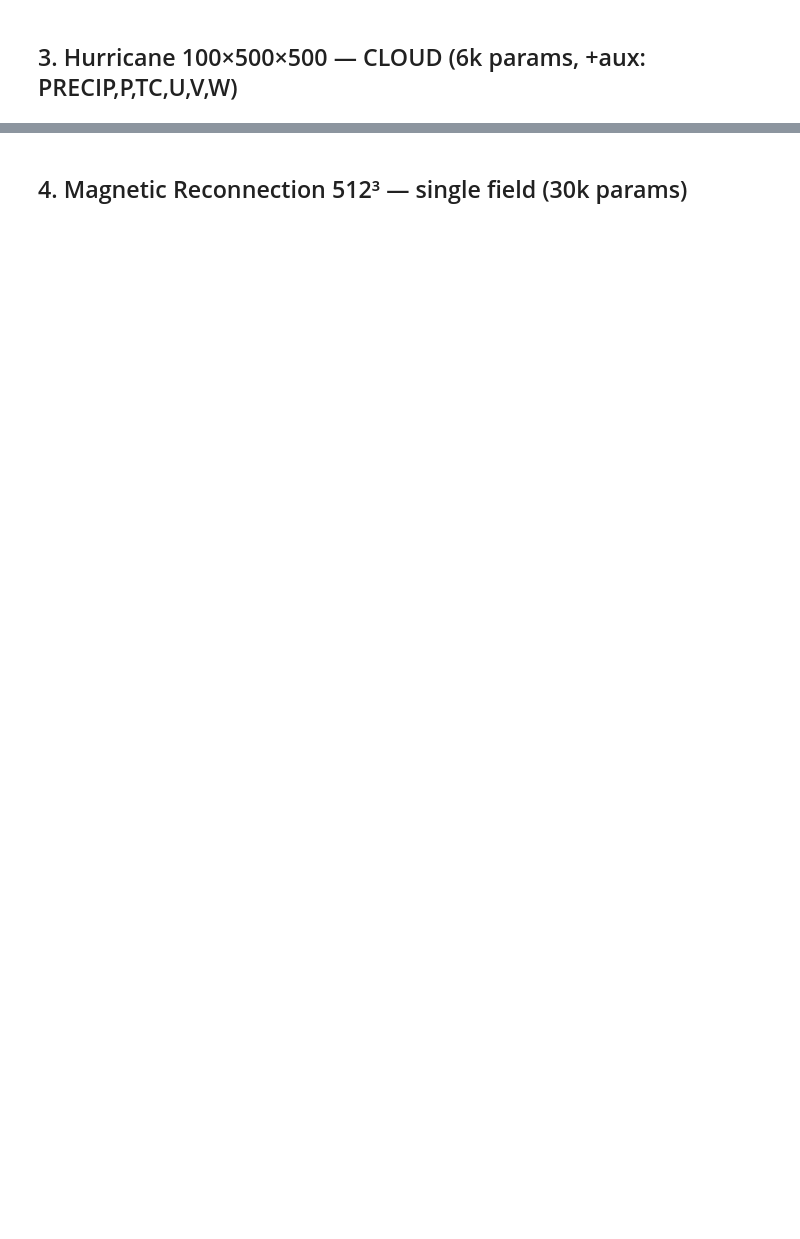
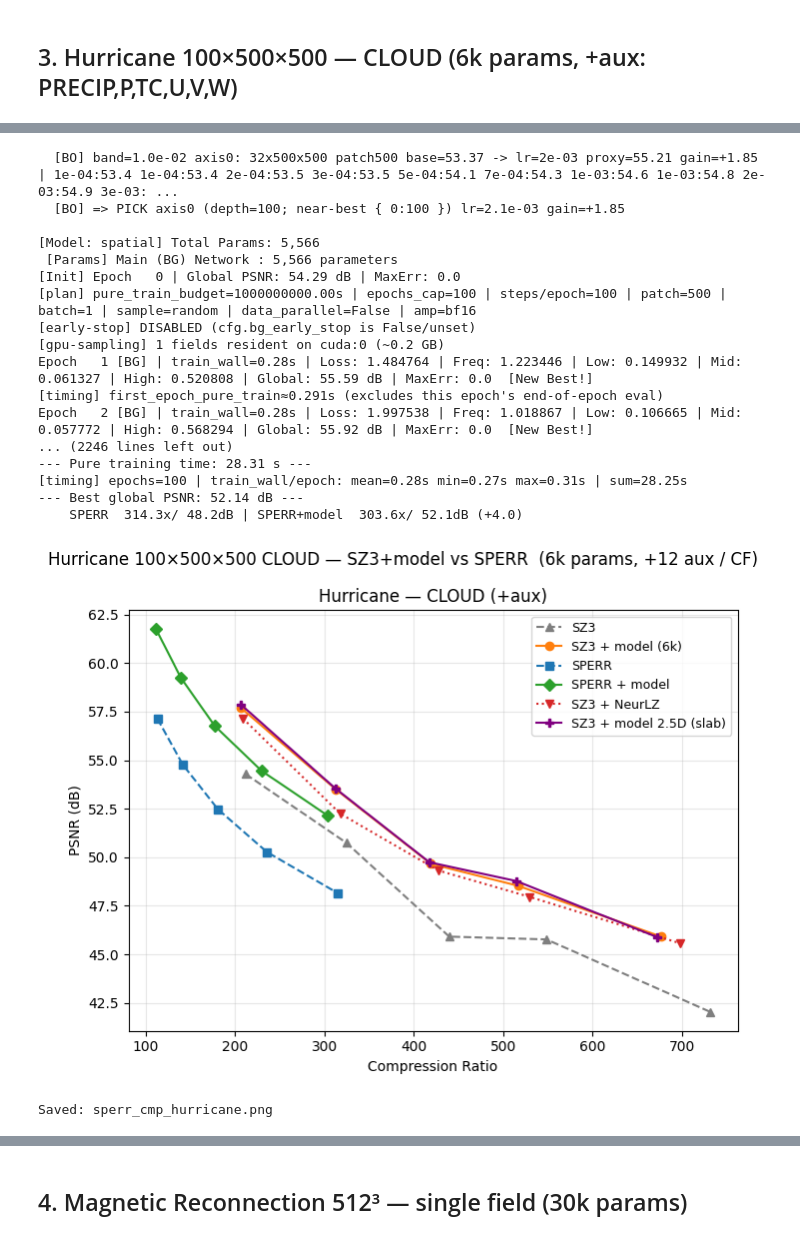
Before and after one commit to SamLai0509/Final_design_for_BO_adaptive_compression, a Jupyter notebook: SPERR/SPERR.ipynb, the cells around one changed output, grey strips where cells are left out. Saved outputs shown, nothing was run; the diff lists cells and outputs as text; code cells hidden in the pictures; blank space fills up the shorter version.

```diff
--- a/SPERR/SPERR.ipynb
+++ b/SPERR/SPERR.ipynb
@@ -35,6 +35,14 @@ from bg_shard import pick_bg_h_under_budget
 device    = torch.device("cuda:0" if torch.cuda.is_available() else "cpu")
 sz_engine = SZ(SZ3_LIB)
 BYTES_PER_PARAM = 2          # model weights stored as bf16
+SEED = 17   # shared seed: NeurLZ + BG pipeline use the same SEED
+import random as _random
+def set_seed(s=SEED):
+    torch.manual_seed(s); np.random.seed(s); _random.seed(s)
+    if torch.cuda.is_available(): torch.cuda.manual_seed_all(s)
+DETERMINISTIC = False   # True = bit-exact reproducible (cuDNN deterministic convs, ~3-4x slower); seed is fixed either way
+torch.backends.cudnn.benchmark = not DETERMINISTIC; torch.backends.cudnn.deterministic = DETERMINISTIC
+set_seed(SEED)
 
 def compute_psnr(x_true, x_hat, drange):
     mse = float(np.mean((np.asarray(x_true, np.float64) - np.asarray(x_hat, np.float64)) ** 2))
@@ -315,8 +498,8 @@ NYX_REL = {
     "temperature":         [1e-4, 3e-4, 5e-4, 7e-4, 9e-4],
     "dark_matter_density": [1e-4, 3e-4, 5e-4, 7e-4, 9e-4],
 }
-NYX_PARAMS, NYX_EPOCHS, NYX_SPERR_OFF = 30000, 10, 20.0
-NYX_SPERR_EXTRA_SPAN, NYX_SPERR_NEXTRA = 15.0, 0   # 5 rel + 2 extra = 7 SPERR points
+NYX_PARAMS, NYX_EPOCHS, NYX_SPERR_OFF = 30000, 20, 20.0
+NYX_SPERR_EXTRA_SPAN, NYX_SPERR_NEXTRA = 8.0, 0   # 5 rel + 2 extra = 7 SPERR points
 
 fig, axes = plt.subplots(1, 3, figsize=(18, 5))
 for i, tname in enumerate(NYX_TARGETS):
@@ -332,9 +515,9 @@ for i, tname in enumerate(NYX_TARGETS):
 
 fig.suptitle("NYX 512³ — SZ3+model vs SPERR  (30k params, + aux fields)", fontsize=14)
 plt.tight_layout()
-plt.savefig("sperr_cmp_nyx.png", dpi=150, bbox_inches="tight")
+plt.savefig("sperr_cmp_nyx.pdf", dpi=150, bbox_inches="tight")
 plt.show()
-print("Saved: sperr_cmp_nyx.png")
+print("Saved: sperr_cmp_nyx.pdf")
 # %% [markdown]
 ## A/B — fp32 training (`cfg.amp=False`) vs bf16 AMP
 
@@ -466,22 +615,25 @@ Epoch   5 [BG] | train_wall=22.00s | Loss: 1.879070 | Freq: 0.990391 | Low: 0.04
 HUR_DIR   = "/home/sam/Halo_Finder/halo_finder_v1/100x500x500/"
 HUR_SHAPE = (100, 500, 500)
 HUR_TARGET = "CLOUDf48"
-HUR_AUX    = ["PRECIPf48", "Pf48", "TCf48", "Uf48", "Vf48", "Wf48"]
-HUR_REL    = [1e-3, 2e-3, 3e-3, 4e-3, 6e-3]
-HUR_PARAMS, HUR_EPOCHS = 6000, 30
+HUR_AUX    = [ "Vf48",  "TCf48",
+               "Uf48", "PRECIPf48", "Wf48"]   # all 5 non-target fields (CF mode)
+HUR_REL    = [1e-2, 2e-2, 3e-2, 4e-2, 6e-2]
+HUR_PARAMS, HUR_EPOCHS = 6500, 100
 
 tgt = np.fromfile(HUR_DIR + HUR_TARGET + ".bin.f32", dtype=np.float32).reshape(HUR_SHAPE)
 aux = [np.memmap(HUR_DIR + a + ".bin.f32", dtype=np.float32, mode="r", shape=HUR_SHAPE)
        for a in HUR_AUX]
 r = bench_field("Hurricane/CLOUD", tgt, HUR_DIR + HUR_TARGET + ".bin.f32", aux, HUR_SHAPE,
-                HUR_REL, HUR_PARAMS, HUR_EPOCHS)
+                HUR_REL, HUR_PARAMS, HUR_EPOCHS,
+                full_slice=True, full_slice_axis=0)   # slice along z (axis 0) -> full 500x500 xy-planes (xyz/yxz order)
 del tgt, aux
 torch.cuda.empty_cache() if torch.cuda.is_available() else None
 
 fig, ax = plt.subplots(figsize=(7, 5.5))
 plot_panel(ax, r, "Hurricane — CLOUD (+aux)")
-fig.suptitle("Hurricane 100×500×500 CLOUD — SZ3+model vs SPERR  (6k params, +aux)", fontsize=12)
+fig.suptitle("Hurricane 100×500×500 CLOUD — SZ3+model vs SPERR  (6k params, +12 aux / CF)", fontsize=12)
 plt.tight_layout()
-plt.savefig("sperr_cmp_hurricane.png", dpi=150, bbox_inches="tight")
+plt.savefig("sperr_cmp_hurricane.pdf", dpi=150, bbox_inches="tight")
 plt.show()
 print("Saved: sperr_cmp_hurricane.png")
+# %% [output]
@@ -487,0 +657,19 @@ print("Saved: sperr_cmp_hurricane.png")
+  [BO] band=1.0e-02 axis0: 32x500x500 patch500 base=53.37 -> lr=2e-03 proxy=55.21 gain=+1.85 | 1e-04:53.4 1e-04:53.4 2e-04:53.5 3e-04:53.5 5e-04:54.1 7e-04:54.3 1e-03:54.6 1e-03:54.8 2e-03:54.9 3e-03: ...
+  [BO] => PICK axis0 (depth=100; near-best { 0:100 }) lr=2.1e-03 gain=+1.85
+
+[Model: spatial] Total Params: 5,566
+ [Params] Main (BG) Network : 5,566 parameters
+[Init] Epoch   0 | Global PSNR: 54.29 dB | MaxErr: 0.0
+[plan] pure_train_budget=1000000000.00s | epochs_cap=100 | steps/epoch=100 | patch=500 | batch=1 | sample=random | data_parallel=False | amp=bf16
+[early-stop] DISABLED (cfg.bg_early_stop is False/unset)
+[gpu-sampling] 1 fields resident on cuda:0 (~0.2 GB)
+Epoch   1 [BG] | train_wall=0.28s | Loss: 1.484764 | Freq: 1.223446 | Low: 0.149932 | Mid: 0.061327 | High: 0.520808 | Global: 55.59 dB | MaxErr: 0.0  [New Best!]
+[timing] first_epoch_pure_train≈0.291s (excludes this epoch's end-of-epoch eval)
+Epoch   2 [BG] | train_wall=0.28s | Loss: 1.997538 | Freq: 1.018867 | Low: 0.106665 | Mid: 0.057772 | High: 0.568294 | Global: 55.92 dB | MaxErr: 0.0  [New Best!]
+... (2246 lines left out)
+--- Pure training time: 28.31 s ---
+[timing] epochs=100 | train_wall/epoch: mean=0.28s min=0.27s max=0.31s | sum=28.25s
+--- Best global PSNR: 52.14 dB ---
+    SPERR  314.3x/ 48.2dB | SPERR+model  303.6x/ 52.1dB (+4.0)
+[figure, added]
+Saved: sperr_cmp_hurricane.png
```
Also changed, not shown: parts of 14 cells of this notebook, 44 other files.
